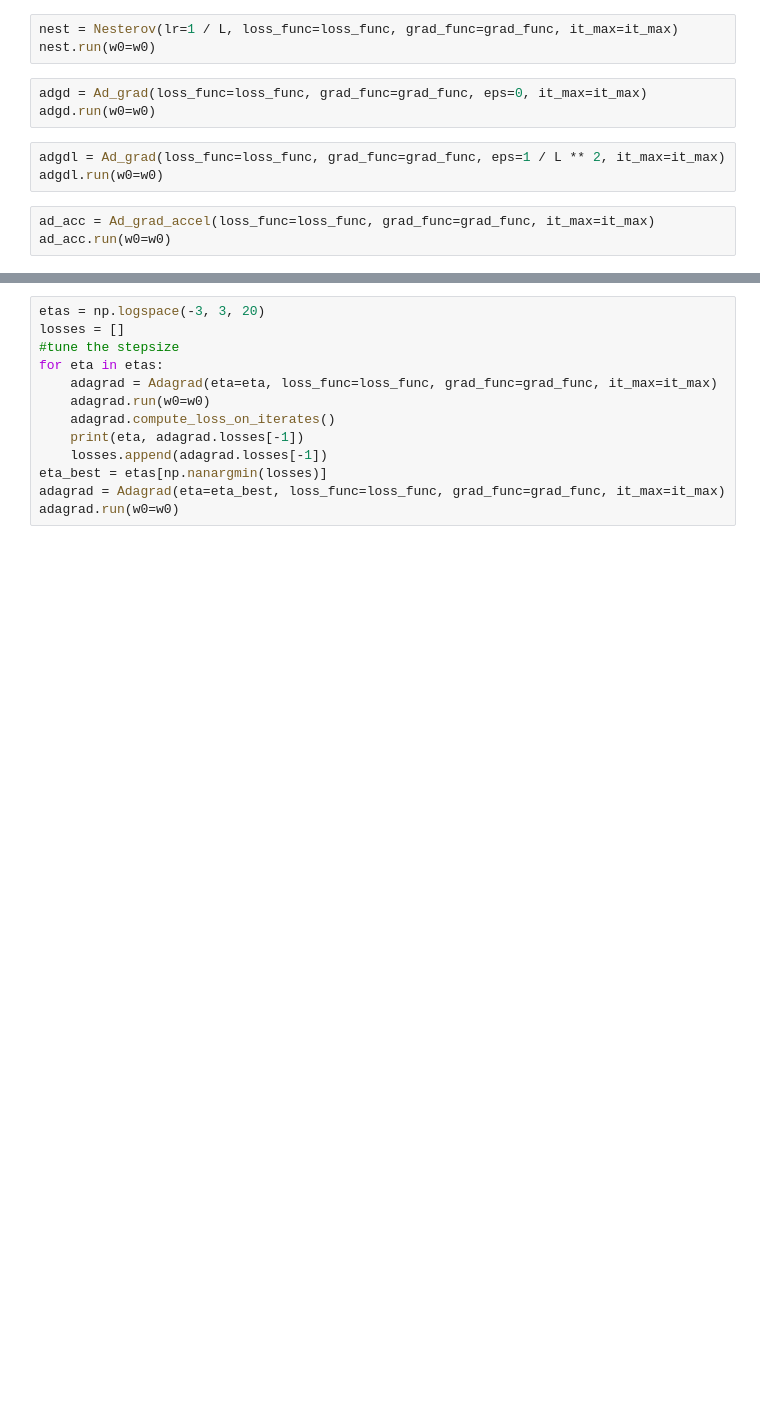
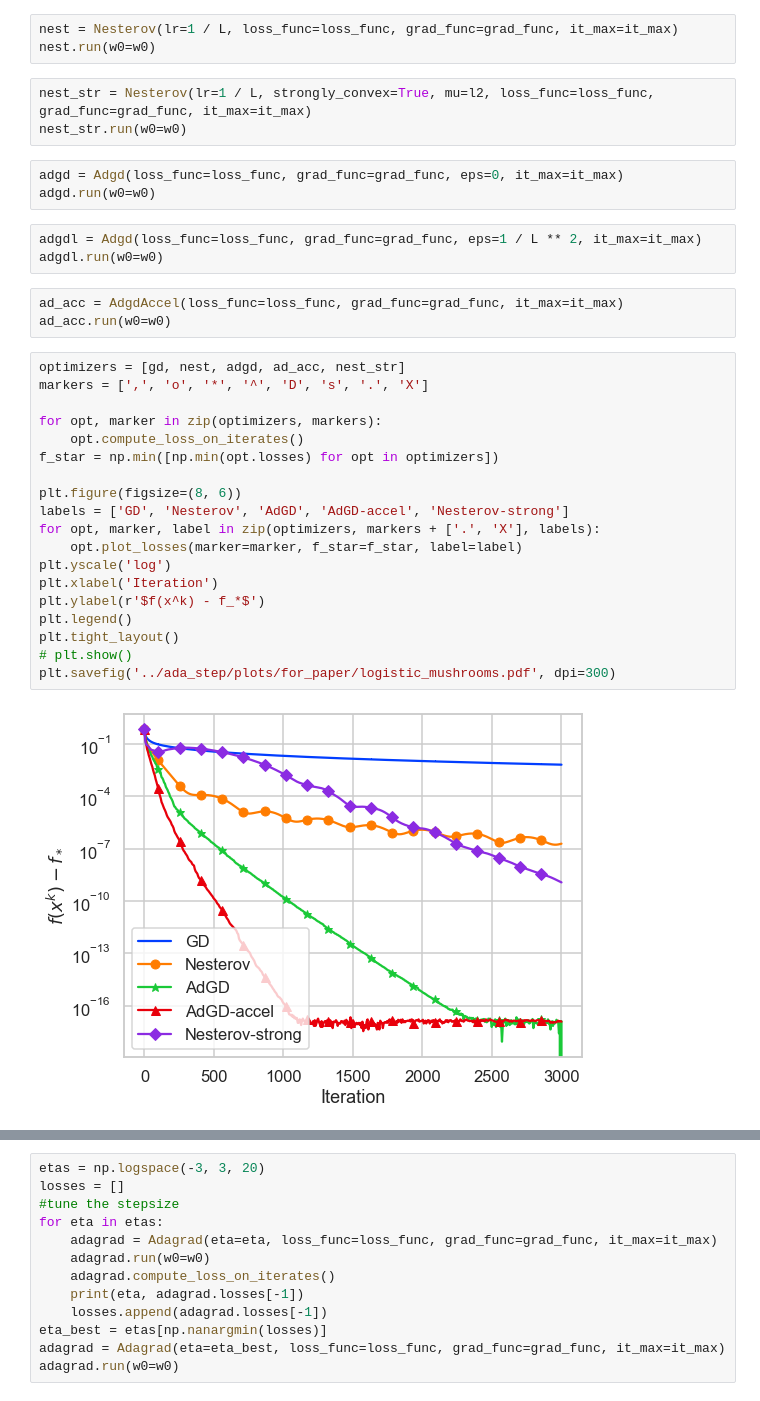
Before and after one commit to ymalitsky/adaptive_GD, a Jupyter notebook: logistic_regression.ipynb, the cells around one changed output, grey strips where cells are left out. Saved outputs shown, nothing was run; the diff lists cells and outputs as text; blank space fills up the shorter version.

```diff
--- a/logistic_regression.ipynb
+++ b/logistic_regression.ipynb
@@ -52,12 +50,36 @@ gd.run(w0=w0)
 # %%
 nest = Nesterov(lr=1 / L, loss_func=loss_func, grad_func=grad_func, it_max=it_max)
 nest.run(w0=w0)
+# %%
+nest_str = Nesterov(lr=1 / L, strongly_convex=True, mu=l2, loss_func=loss_func, grad_func=grad_func, it_max=it_max)
+nest_str.run(w0=w0)
 # %%
-adgd = Ad_grad(loss_func=loss_func, grad_func=grad_func, eps=0, it_max=it_max)
+adgd = Adgd(loss_func=loss_func, grad_func=grad_func, eps=0, it_max=it_max)
 adgd.run(w0=w0)
 # %%
-adgdl = Ad_grad(loss_func=loss_func, grad_func=grad_func, eps=1 / L ** 2, it_max=it_max)
+adgdl = Adgd(loss_func=loss_func, grad_func=grad_func, eps=1 / L ** 2, it_max=it_max)
 adgdl.run(w0=w0)
 # %%
-ad_acc = Ad_grad_accel(loss_func=loss_func, grad_func=grad_func, it_max=it_max)
+ad_acc = AdgdAccel(loss_func=loss_func, grad_func=grad_func, it_max=it_max)
 ad_acc.run(w0=w0)
+# %%
+optimizers = [gd, nest, adgd, ad_acc, nest_str]
+markers = [',', 'o', '*', '^', 'D', 's', '.', 'X']
+
+for opt, marker in zip(optimizers, markers):
+    opt.compute_loss_on_iterates()
+f_star = np.min([np.min(opt.losses) for opt in optimizers])
+
+plt.figure(figsize=(8, 6))
+labels = ['GD', 'Nesterov', 'AdGD', 'AdGD-accel', 'Nesterov-strong']
+for opt, marker, label in zip(optimizers, markers + ['.', 'X'], labels):
+    opt.plot_losses(marker=marker, f_star=f_star, label=label)
+plt.yscale('log')
+plt.xlabel('Iteration')
+plt.ylabel(r'$f(x^k) - f_*$')
+plt.legend()
+plt.tight_layout()
+# plt.show()
+plt.savefig('../ada_step/plots/for_paper/logistic_mushrooms.pdf', dpi=300)
+# %% [output]
+[figure, added]
```
Also changed, not shown: parts of 4 cells of this notebook, 3 other files.
